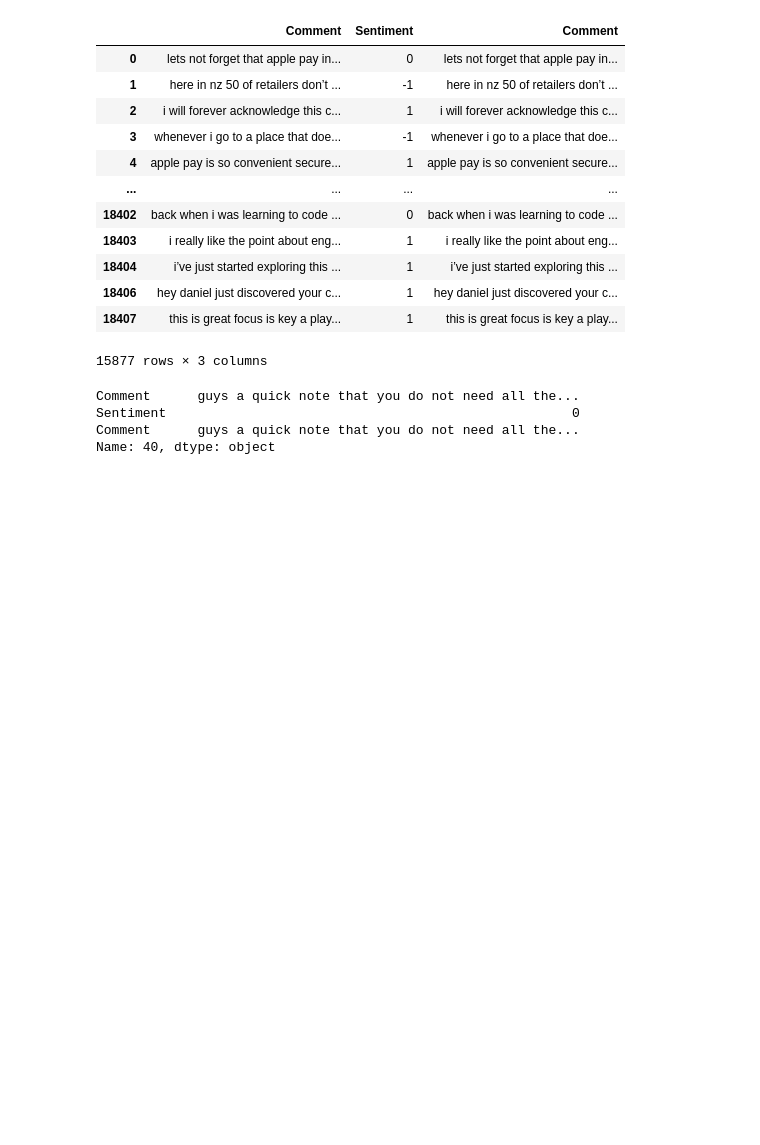
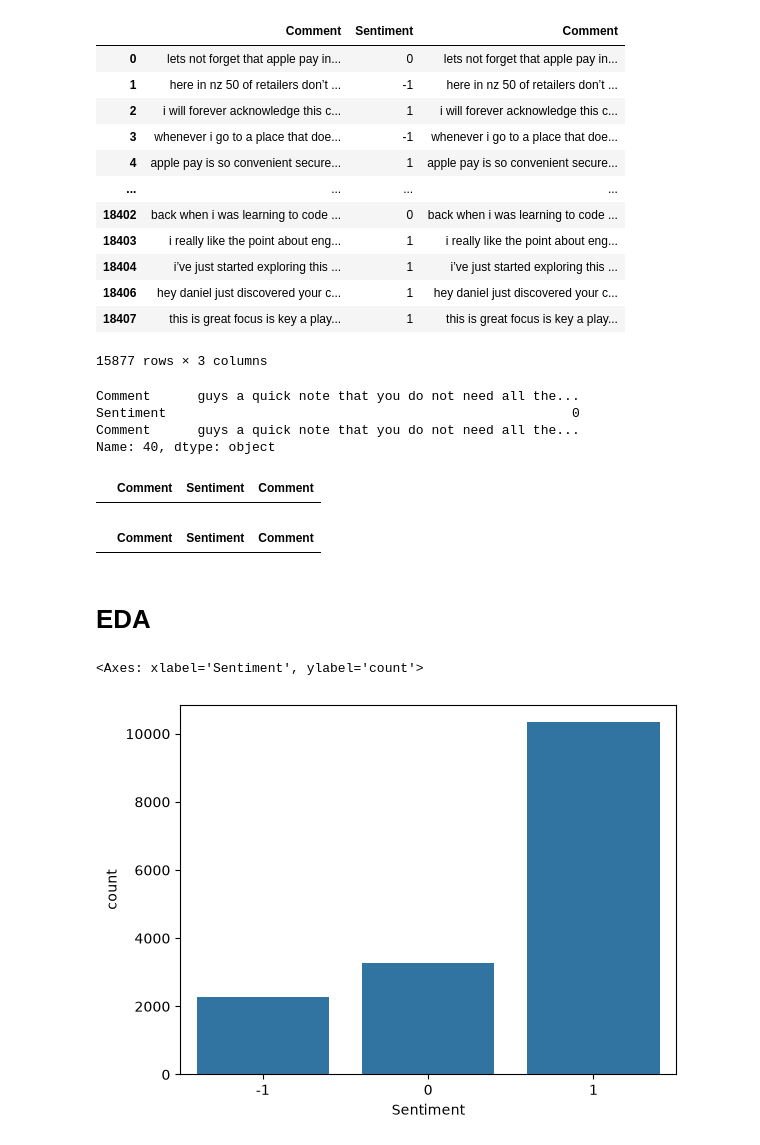
Before and after one commit to vaibhavgg123/yt_comment_sentiments_analyzer, a Jupyter notebook: preprocessing.ipynb, the cells around one changed output. Drawn from its saved outputs; the diff is of its cells as text; code cells hidden in the pictures; blank space fills up the shorter version.

```diff
--- a/preprocessing.ipynb
+++ b/preprocessing.ipynb
@@ -186,3 +188,16 @@ Comment      guys a quick note that you do not need all the...
 Sentiment                                                    0
 Comment      guys a quick note that you do not need all the...
 Name: 40, dtype: object
+# %%
+url_pattern = r'http[s]?://(?:[a-zA-Z]|[0-9]|[$-_@.&+]|[!*\(\),]|(?:%[0-9a-fA-F][0-9a-fA-F]))+'
+comments_with_urls = df[df['Comment'].str.contains(url_pattern, regex = True)]
+comments_with_urls.head()
+# %% [output]
+|  | Comment | Sentiment | Comment |
+# %%
+comments_with_newline = df[df["Comment"].str.contains('\n')]
+comments_with_newline.head()
+# %% [output]
+|  | Comment | Sentiment | Comment |
+# %% [markdown]
+# EDA
@@ -188,0 +207,5 @@ Name: 40, dtype: object
+# %%
+sns.countplot(data=df, x="Sentiment")
+# %% [output]
+<Axes: xlabel='Sentiment', ylabel='count'>
+[figure, added]
```
Also changed, not shown: parts of 5 cells of this notebook, 1 other file.
